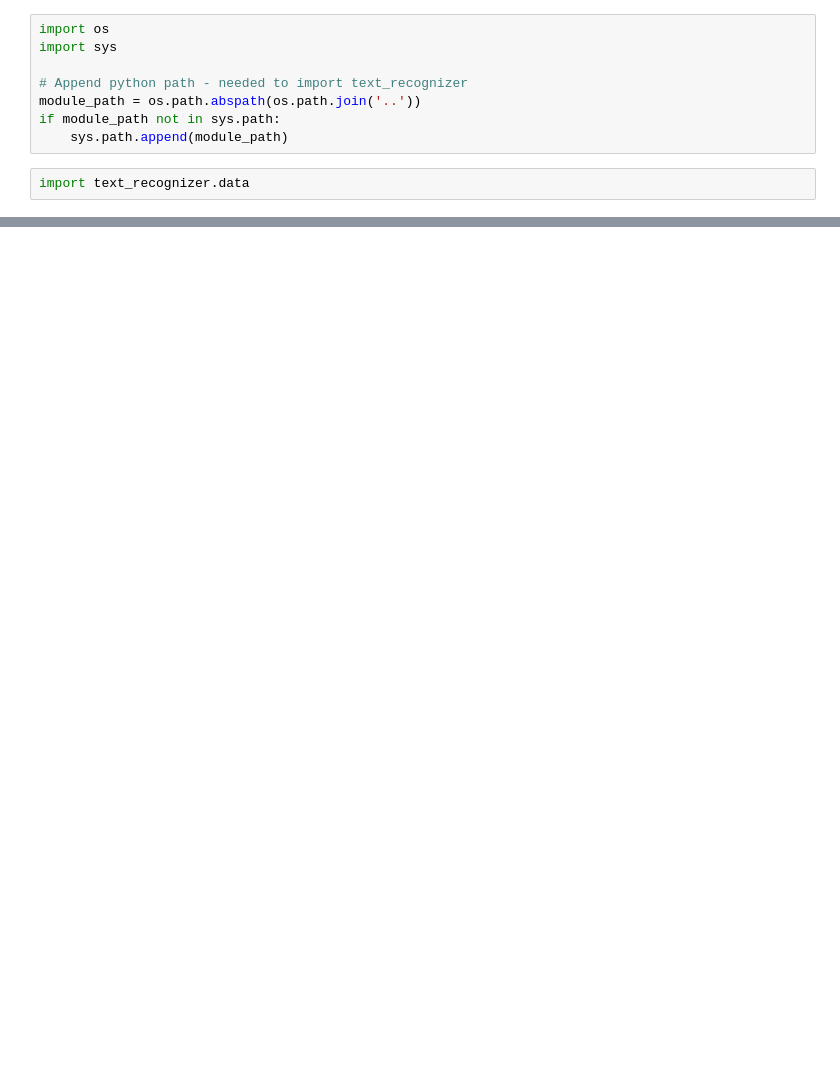
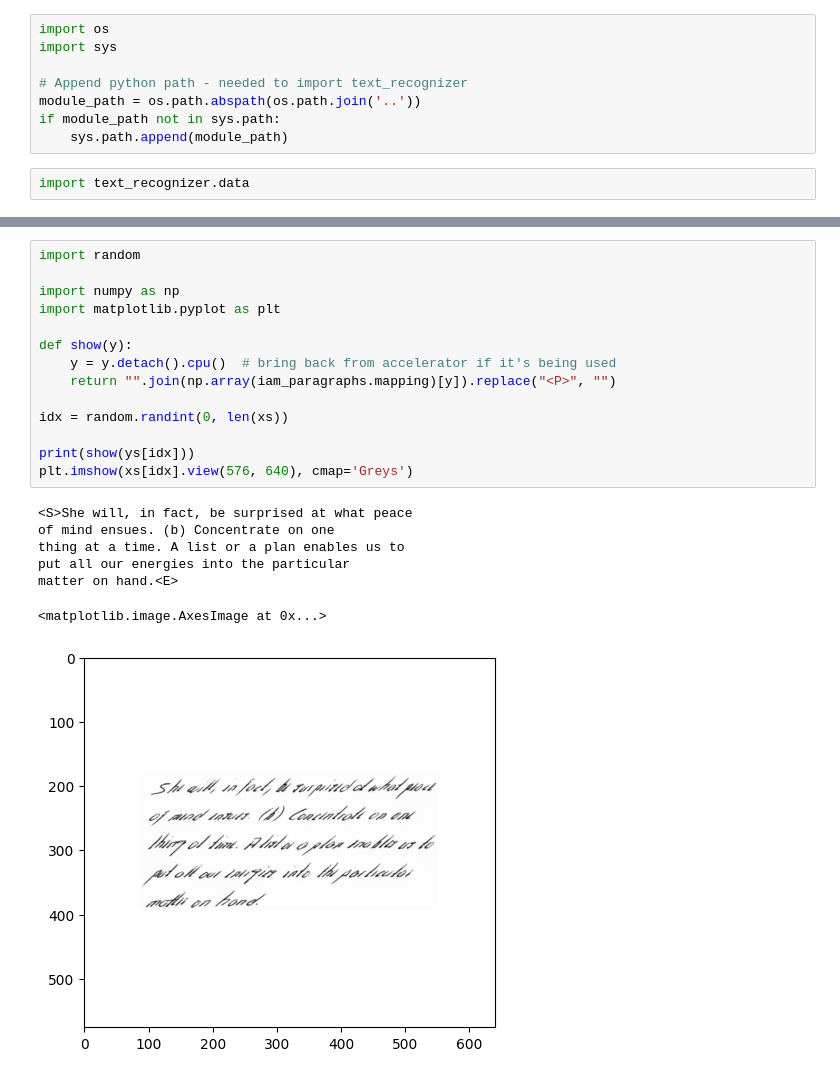
Before and after one commit to niall-turbitt/text-recognizer, a Jupyter notebook: notebooks/04_transformer_iam.ipynb, the cells around one changed output, grey strips where cells are left out. Drawn from its saved outputs; the diff is of its cells as text; blank space fills up the shorter version.

```diff
--- a/notebooks/04_transformer_iam.ipynb
+++ b/notebooks/04_transformer_iam.ipynb
@@ -21,0 +34,22 @@ FileNotFoundError: [Errno 2] No such file or directory: '/Users/niall.turbitt/Pr
+# %%
+import random
+
+import numpy as np
+import matplotlib.pyplot as plt
+
+def show(y):
+    y = y.detach().cpu()  # bring back from accelerator if it's being used
+    return "".join(np.array(iam_paragraphs.mapping)[y]).replace("<P>", "")
+
+idx = random.randint(0, len(xs))
+
+print(show(ys[idx]))
+plt.imshow(xs[idx].view(576, 640), cmap='Greys')
+# %% [output]
+<S>She will, in fact, be surprised at what peace
+of mind ensues. (b) Concentrate on one
+thing at a time. A list or a plan enables us to
+put all our energies into the particular
+matter on hand.<E>
+<matplotlib.image.AxesImage at 0x...>
+[figure, added]
```
Also changed, not shown: parts of 1 cell of this notebook, 2 other files.
